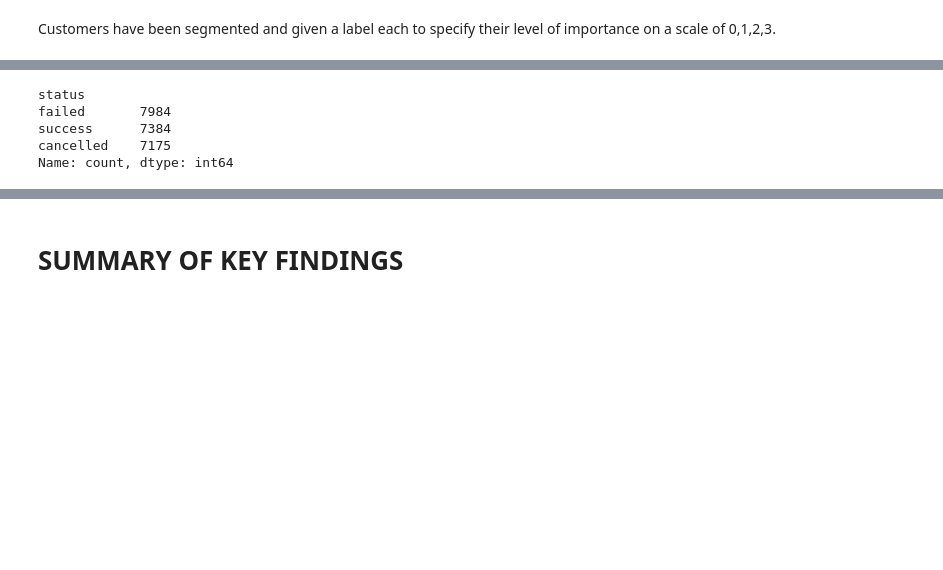
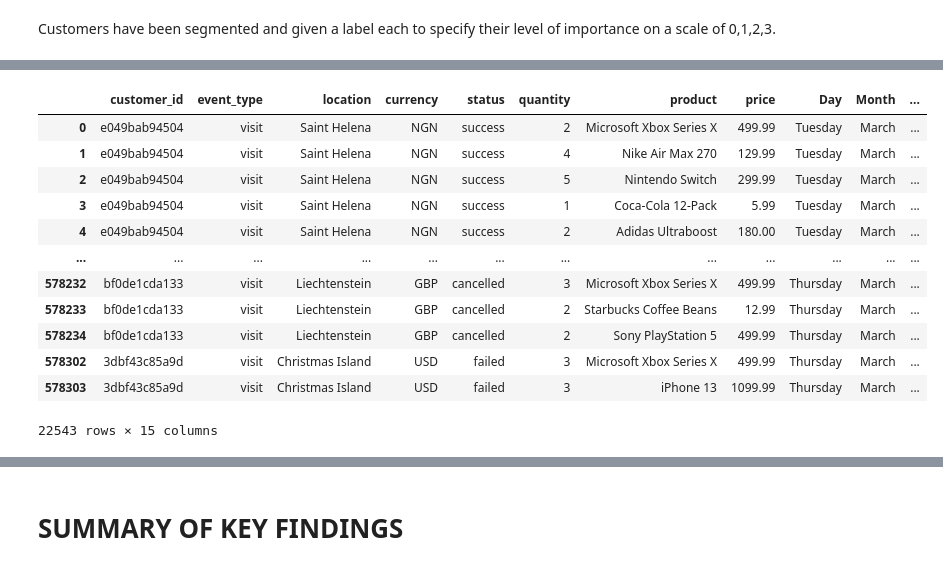
Before and after one commit to Sunday-Oladokun/ShopSmart-Inc.-E-commerce-Data-Analysis-Project, a Jupyter notebook: ShopSmart Inc Ecommerce Analysis.ipynb, the cells around one changed output, grey strips where cells are left out. Cells and saved outputs as stored; diff of their text form; code cells hidden in the pictures; blank space fills up the shorter version.

```diff
--- a/ShopSmart Inc Ecommerce Analysis.ipynb
+++ b/ShopSmart Inc Ecommerce Analysis.ipynb
@@ -1548,11 +1574,19 @@ Name: count, dtype: int64
 # %%
 customer_segment3 = clean_data3[clean_data3['label'] == 2]
-customer_segment3['status'].value_counts()
+customer_segment3
 # %% [output]
+|  | customer_id | event_type | location | currency | status | quantity | product | price | Day | Month | ... |
+| 0 | e049bab94504 | visit | Saint Helena | NGN | success | 2 | Microsoft Xbox Series X | 499.99 | Tuesday | March | ... |
+| 1 | e049bab94504 | visit | Saint Helena | NGN | success | 4 | Nike Air Max 270 | 129.99 | Tuesday | March | ... |
+| 2 | e049bab94504 | visit | Saint Helena | NGN | success | 5 | Nintendo Switch | 299.99 | Tuesday | March | ... |
+| 3 | e049bab94504 | visit | Saint Helena | NGN | success | 1 | Coca-Cola 12-Pack | 5.99 | Tuesday | March | ... |
+| 4 | e049bab94504 | visit | Saint Helena | NGN | success | 2 | Adidas Ultraboost | 180.00 | Tuesday | March | ... |
+| ... | ... | ... | ... | ... | ... | ... | ... | ... | ... | ... | ... |
+| 578232 | bf0de1cda133 | visit | Liechtenstein | GBP | cancelled | 3 | Microsoft Xbox Series X | 499.99 | Thursday | March | ... |
+| 578233 | bf0de1cda133 | visit | Liechtenstein | GBP | cancelled | 2 | Starbucks Coffee Beans | 12.99 | Thursday | March | ... |
+| 578234 | bf0de1cda133 | visit | Liechtenstein | GBP | cancelled | 2 | Sony PlayStation 5 | 499.99 | Thursday | March | ... |
+| 578302 | 3dbf43c85a9d | visit | Christmas Island | USD | failed | 3 | Microsoft Xbox Series X | 499.99 | Thursday | March | ... |
+| 578303 | 3dbf43c85a9d | visit | Christmas Island | USD | failed | 3 | iPhone 13 | 1099.99 | Thursday | March | ... |
-status
-failed       7984
-success      7384
-cancelled    7175
-Name: count, dtype: int64
+22543 rows × 15 columns
 # %%
 customer_segment4 = clean_data3[clean_data3['label'] == 3]
```
Also changed, not shown: parts of 5 cells of this notebook.
